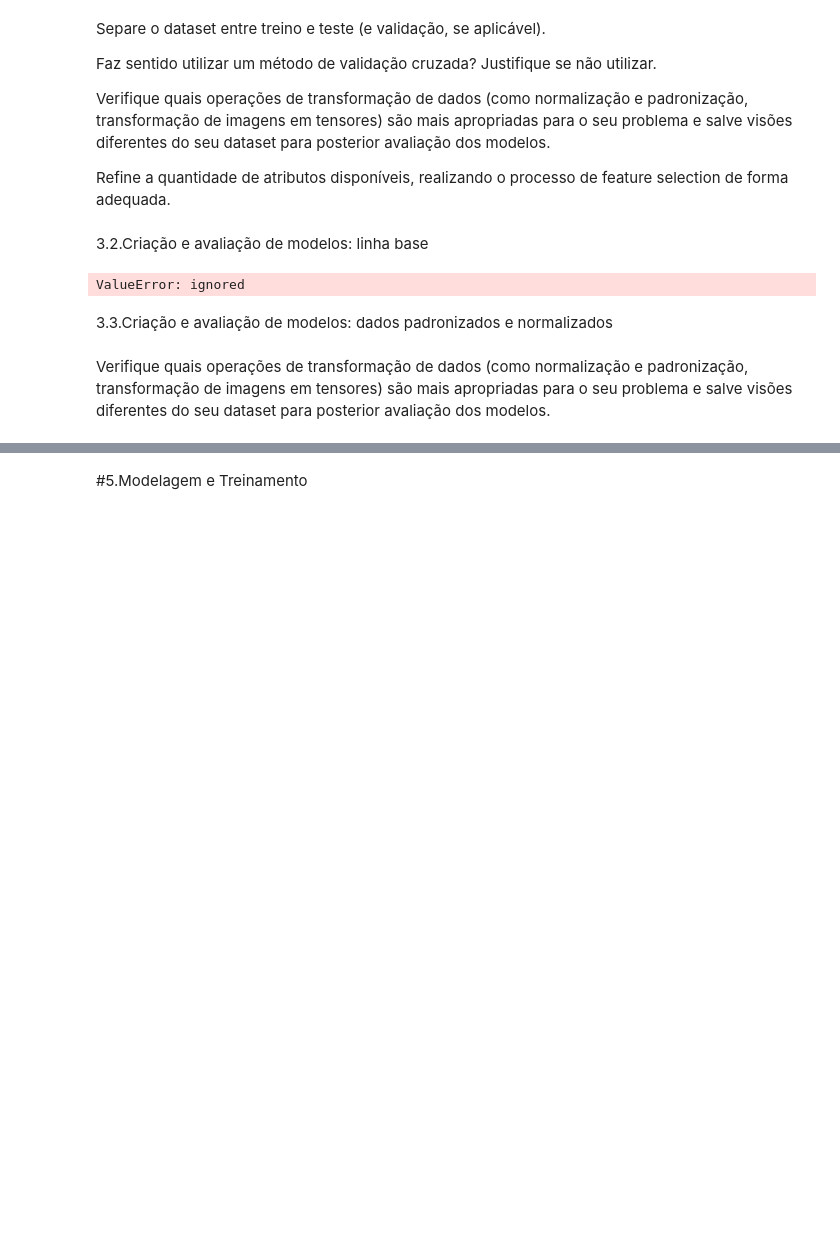
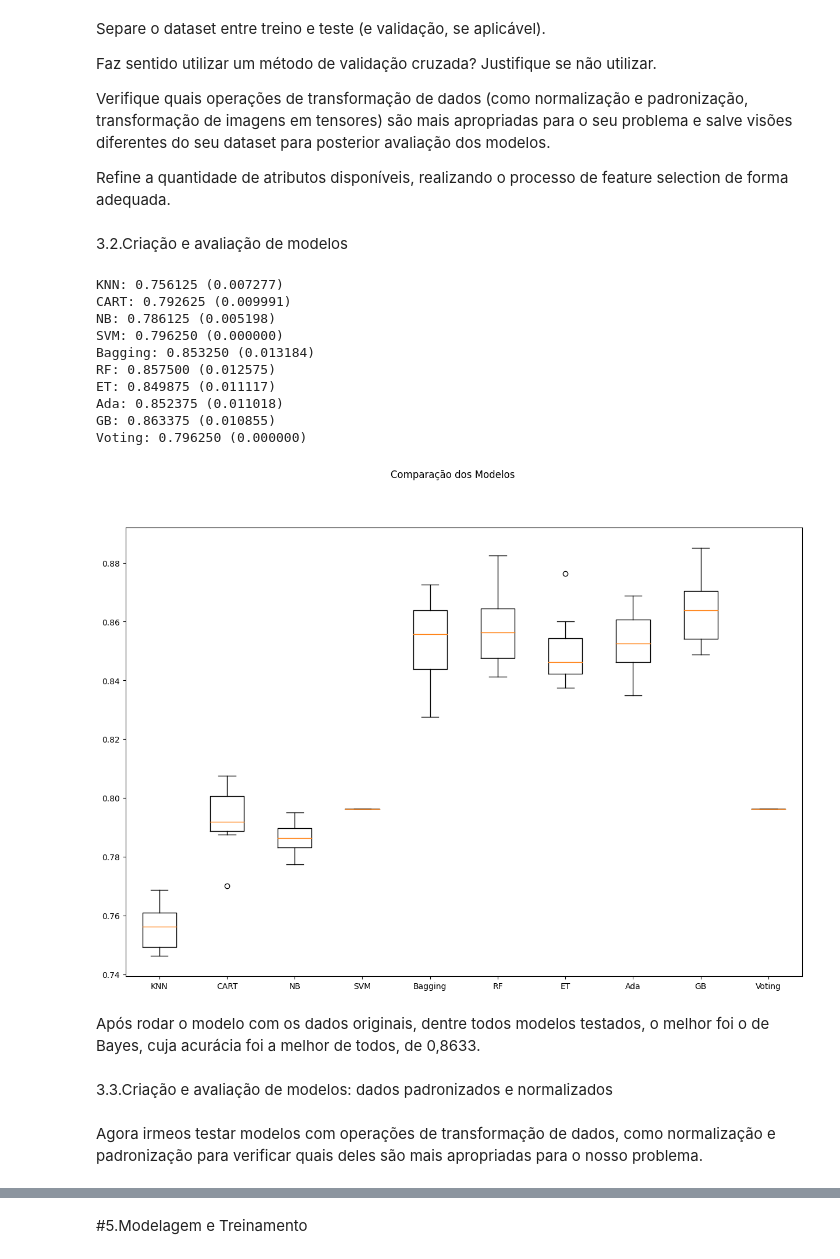
Before and after one commit to TamiTrav/MVP2_PUC, a Jupyter notebook: mvp2_tamiris_travassos.ipynb, the cells around one changed output, grey strips where cells are left out. Cells and saved outputs as stored; diff of their text form; code cells hidden in the pictures; blank space fills up the shorter version.

```diff
--- a/mvp2_tamiris_travassos.ipynb
+++ b/mvp2_tamiris_travassos.ipynb
@@ -123,24 +159,21 @@ data = pd.concat([pd.get_dummies(banco_original[['Gender', 'Geography']]), banco
 test_size = 0.20 # tamanho do conjunto de teste
 seed = 7 # semente aleatória
 
+# Separação em conjuntos de treino e teste (houldout), onde X serão os atributos e Y será o target/classe
+array = data.values
 
-# Separação em conjuntos de treino e teste
-array = banco_original.values
-X = array[:,1:13]
+X = array[:,0:13]
 y = array[:,13]
 X_train, X_test, y_train, y_test = train_test_split(X, y,
     test_size=test_size, shuffle=True, random_state=seed, stratify=y) # holdout com estratificação
-#print(X_train)
-#print(y_train)
-#print(X_test)
-#print(y_test)
-# Parâmetros e partições da validação cruzada
+
+# Parâmetros e partições da validação cruzada.
+#Usarei a validação cruzada para treinar e avaliar os modelos usando a métrica acurácia
 scoring = 'accuracy'
-num_particoes = 5
-kfold = StratifiedKFold(n_splits=num_particoes, shuffle=True, random_state=seed)
-print(kfold) # validação cruzada com estratificação
+num_particoes = 10
+kfold = StratifiedKFold(n_splits=num_particoes, shuffle=True, random_state=seed) # validação cruzada com estratificação
 # %% [markdown]
-3.2.Criação e avaliação de modelos: linha base
+3.2.Criação e avaliação de modelos
 # %%
 np.random.seed(7) # definindo uma semente global
 
@@ -148,7 +181,6 @@ np.random.seed(7) # definindo uma semente global
 models = []
 
 # Criando os modelos e adicionando-os na lista de modelos
-models.append(('LR', LogisticRegression(max_iter=200)))
 models.append(('KNN', KNeighborsClassifier()))
 models.append(('CART', DecisionTreeClassifier()))
 models.append(('NB', GaussianNB()))
@@ -161,44 +193,57 @@ max_features = 3
 
 # Criando os modelos para o VotingClassifier
 bases = []
-model1 = LogisticRegression(max_iter=200)
-bases.append(('logistic', model1))
+#model1 = LogisticRegression(max_iter=200)
+#bases.append(('logistic', model1))
 model2 = DecisionTreeClassifier()
 bases.append(('cart', model2))
 model3 = SVC()
 bases.append(('svm', model3))
 
 # Criando os ensembles e adicionando-os na lista de modelos
 models.append(('Bagging', BaggingClassifier(base_estimator=base, n_estimators=num_trees)))
 models.append(('RF', RandomForestClassifier(n_estimators=num_trees, max_features=max_features)))
 models.append(('ET', ExtraTreesClassifier(n_estimators=num_trees, max_features=max_features)))
 models.append(('Ada', AdaBoostClassifier(n_estimators=num_trees)))
 models.append(('GB', GradientBoostingClassifier(n_estimators=num_trees)))
 models.append(('Voting', VotingClassifier(bases)))
 
 # Listas para armazenar os resultados
 results = []
 names = []
 
-# Avaliação dos modelos
+# Avaliação dos modelos: Com a base de treino rodamos a validação cruzada a fim de escolher o melhor modelo para depois rodar o modelo
+#escolhido com todos os dados de treino.
 for name, model in models:
     cv_results = cross_val_score(model, X_train, y_train, cv=kfold, scoring=scoring)
     results.append(cv_results)
     names.append(name)
     msg = "%s: %f (%f)" % (name, cv_results.mean(), cv_results.std())
     print(msg)
 
 # Boxplot de comparação dos modelos
 fig = plt.figure(figsize=(15,10))
 fig.suptitle('Comparação dos Modelos')
 ax = fig.add_subplot(111)
 plt.boxplot(results)
 ax.set_xticklabels(names)
 plt.show()
 # %% [output]
-ValueError: ignored
+KNN: 0.756125 (0.007277)
+CART: 0.792625 (0.009991)
+NB: 0.786125 (0.005198)
+SVM: 0.796250 (0.000000)
+Bagging: 0.853250 (0.013184)
+RF: 0.857500 (0.012575)
+ET: 0.849875 (0.011117)
+Ada: 0.852375 (0.011018)
+GB: 0.863375 (0.010855)
+Voting: 0.796250 (0.000000)
+[figure, added]
+# %% [markdown]
+Após rodar o modelo com os dados originais, dentre todos modelos testados, o melhor foi o de Bayes, cuja acurácia foi a melhor de todos, de  0,8633.
 # %% [markdown]
 3.3.Criação e avaliação de modelos: dados padronizados e normalizados
 # %% [markdown]
-Verifique quais operações de transformação de dados (como normalização e padronização, transformação de imagens em tensores) são mais apropriadas para o seu problema e salve visões diferentes do seu dataset para posterior avaliação dos modelos.
+Agora irmeos testar modelos com operações de transformação de dados, como normalização e padronização para verificar quais deles são mais apropriadas para o nosso problema.
 # %%
```
Also changed, not shown: parts of 17 cells of this notebook.
